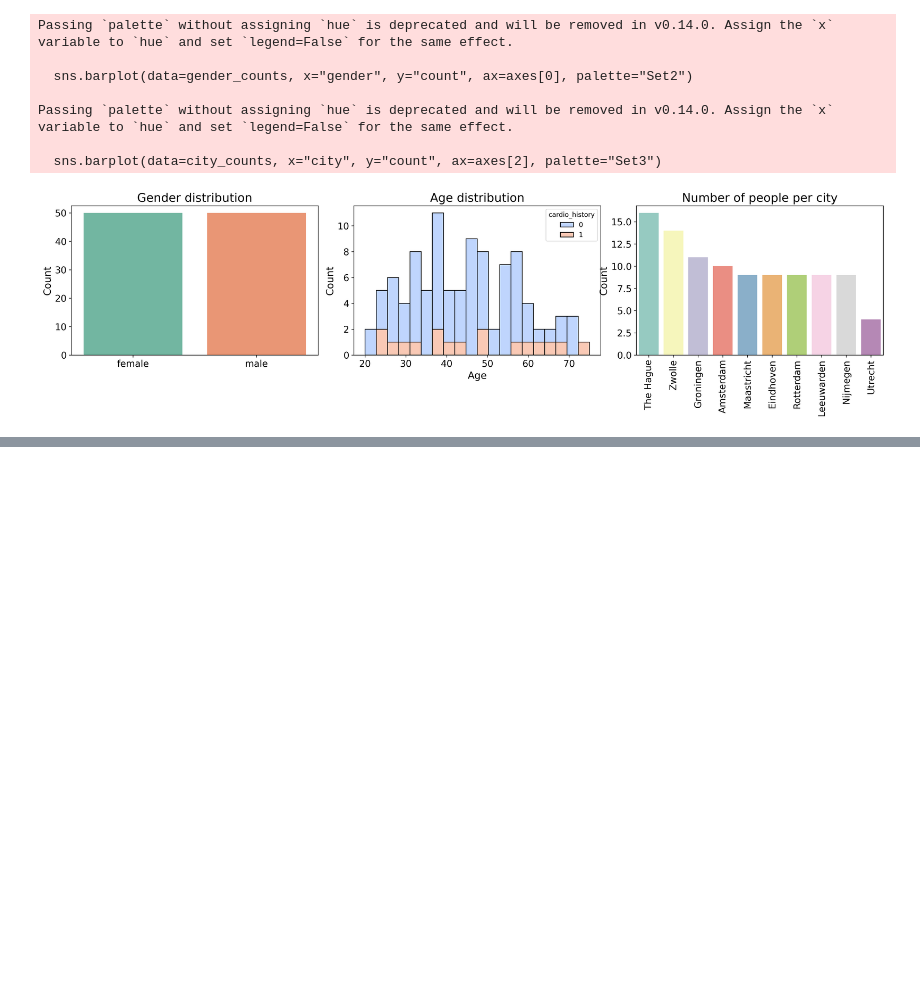
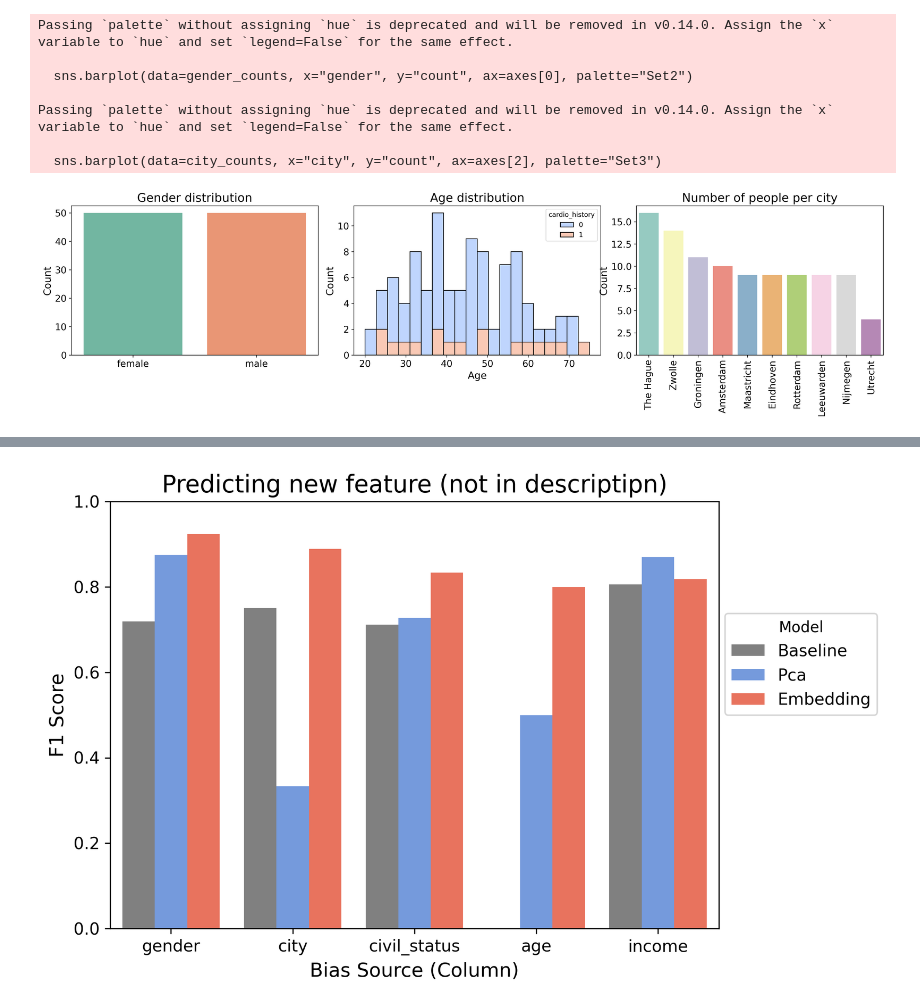
Before and after one commit to niznik-dev/predicting-zygosity, a Jupyter notebook: embeddings/explore_results.ipynb, the cells around one changed output, grey strips where cells are left out. Cells and saved outputs as stored; diff of their text form; code cells hidden in the pictures; blank space fills up the shorter version.

Commit message:
Started with the predicting of the variables from PCA vs embedding

```diff
--- a/embeddings/explore_results.ipynb
+++ b/embeddings/explore_results.ipynb
@@ -217,0 +346,20 @@ plot_pca_grid(
+# %%
+# define list of (column, value) pairs to inject bias into
+bias_conditions = [
+    ("gender", "male", False), # (column, value, is_numerical)
+    ("city", "The Hague", False),
+    ("civil_status", "single", False),
+    ("age", 10, True),  # age is numerical
+    ("income", 50000, True)
+]
+
+# collect results
+results = []
+for i in bias_conditions:
+    col, val, is_numerical = i
+    result = run_evaluation(merged, embedding_df, bias_column=col, bias_value=val, is_numerical=is_numerical)
+    results.append(result)
+
+# convert to DataFrame for analysis or plotting
+results_df = pd.DataFrame(results)
+results_df
@@ -217,0 +393,32 @@ plot_pca_grid(
+# %%
+f1_long = pd.melt(
+    results_df,
+    id_vars=["bias_column", "bias_value"],
+    value_vars=["baseline_f1", "pca_f1", "embedding_f1"],
+    var_name="model",
+    value_name="f1_score"
+)
+
+# clean up model labels
+f1_long["model"] = f1_long["model"].str.replace("_f1", "").str.capitalize()
+
+custom_palette = {
+    "Baseline": "gray",
+    "Pca": "cornflowerblue",
+    "Embedding": "tomato"
+}
+
+plt.figure(figsize=(8, 5), dpi=300)
+sns.barplot(data=f1_long, x="bias_column", y="f1_score", hue="model", palette=custom_palette)
+
+plt.title("Predicting new feature (not in descriptipn)", fontsize=16)
+plt.xlabel("Bias Source (Column)", fontsize=13)
+plt.ylabel("F1 Score", fontsize=13)
+plt.xticks(fontsize=11)
+plt.yticks(fontsize=11)
+plt.legend(title="Model", fontsize=11, loc=(1.01,0.5))
+plt.ylim(0, 1)
+plt.tight_layout()
+plt.show()
+# %% [output]
+[figure, added]
```
Also changed, not shown: parts of 9 cells of this notebook, 1 other file.
